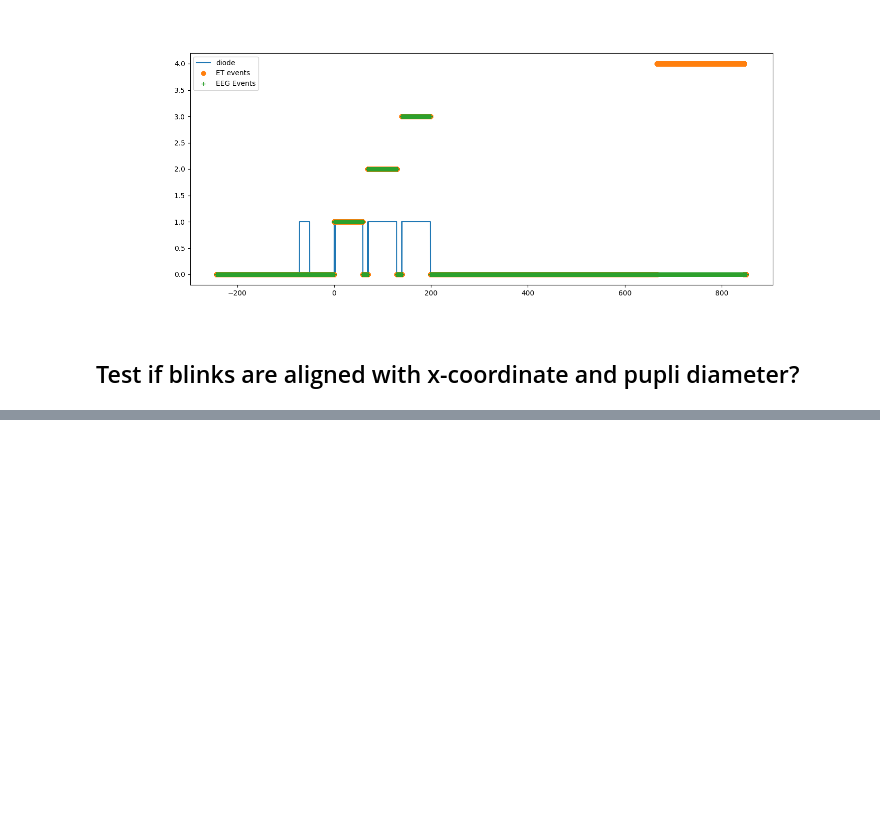
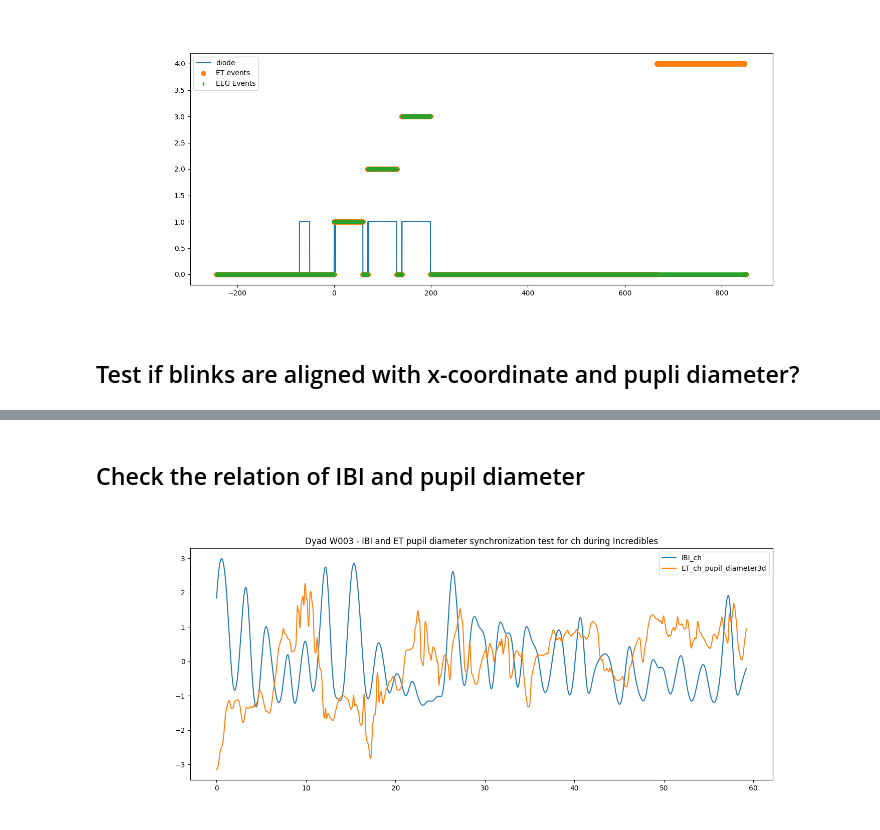
Before and after one commit to SYNCC-IN/hyperscanning-signal-analysis, a Jupyter notebook: scripts/EEG_ET_synch_test.ipynb, the cells around one changed output, grey strips where cells are left out. Saved outputs shown, nothing was run; the diff lists cells and outputs as text; code cells hidden in the pictures; blank space fills up the shorter version.

```diff
--- a/scripts/EEG_ET_synch_test.ipynb
+++ b/scripts/EEG_ET_synch_test.ipynb
@@ -140 +141,15 @@ Index(['time_idx', 'EEG_ch_Fp1', 'EEG_ch_Fp2', 'EEG_ch_F7', 'EEG_ch_F3',
       dtype='object')
+# %% [markdown]
+## Check the relation of IBI and pupil diameter
+# %%
+from scipy import stats
+movie = 'Incredibles'
+data_selected = multimodal_data.data[(multimodal_data.data.events == movie)]
+plt.figure(figsize=(15, 6))
+plt.plot(data_selected['time'], (data_selected[f'IBI_{who}'] - data_selected[f'IBI_{who}'].mean()) / data_selected[f'IBI_{who}'].std(), label=f'IBI_{who}')
+plt.plot(data_selected['time'], (data_selected[f'ET_{who}_diameter3d'] - data_selected[f'ET_{who}_diameter3d'].mean()) / data_selected[f'ET_{who}_diameter3d'].std(), label=f'ET_{who}_pupil_diameter3d')
+plt.legend()
+plt.title(f'Dyad {dyad_id} - IBI and ET pupil diameter synchronization test for {who} during {movie}')
+plt.show()
+# %% [output]
+[figure, added]
```
Also changed, not shown: parts of 3 cells of this notebook, 2 other files.
